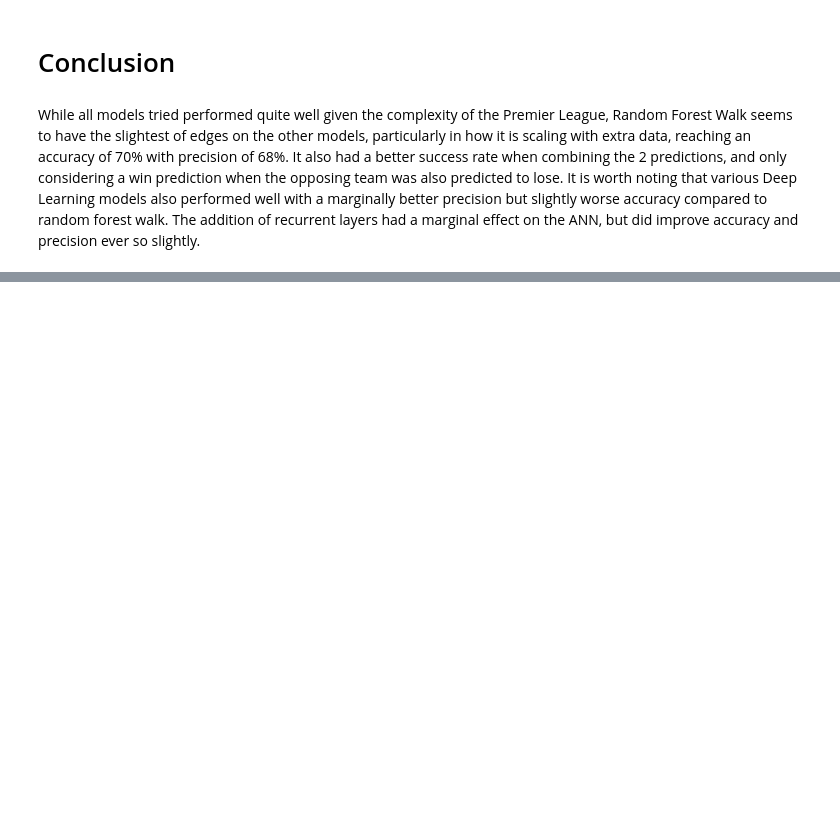
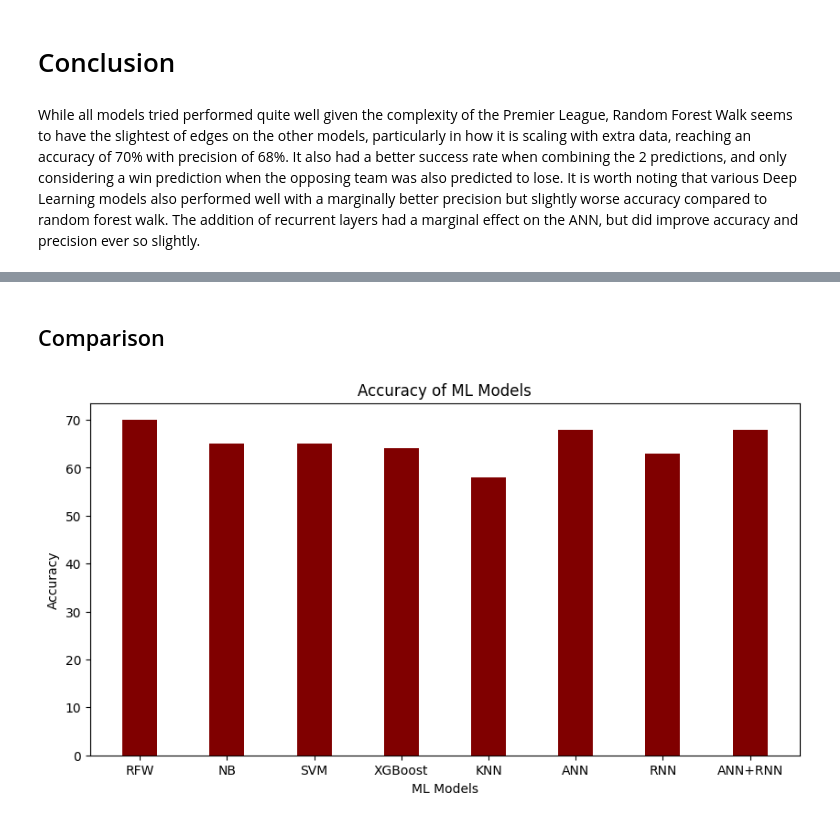
Before and after one commit to lgayer/PremierLeaguePredictor, a Jupyter notebook: PremierLeaguePredictor.ipynb, the cells around one changed output, grey strips where cells are left out. Saved outputs shown, nothing was run; the diff lists cells and outputs as text; code cells hidden in the pictures; blank space fills up the shorter version.

```diff
--- a/PremierLeaguePredictor.ipynb
+++ b/PremierLeaguePredictor.ipynb
@@ -854,0 +1038,20 @@ It is worth noting that various Deep Learning models also performed well with a
+# %% [markdown]
+## Comparison
+# %%
+data1 = {'RFW':70, 'NB':65, 'SVM':65, 'XGBoost':64, 'KNN':58, 'ANN':68,'RNN':63, 'ANN+RNN':68}
+models = list(data1.keys())
+accuracies = list(data1.values())
+
+fig = plt.figure(figsize = (10, 5))
+
+# creating the bar plot
+plt.bar(models, accuracies, color ='maroon',
+        width = 0.4)
+
+plt.xlabel("ML Models")
+plt.ylabel("Accuracy")
+plt.title("Accuracy of ML Models")
+plt.savefig('AccuracyBar.pdf', facecolor='white', transparent=True, dpi=500)
+plt.show()
+# %% [output]
+[figure, added]
```
Also changed, not shown: parts of 47 cells of this notebook.
